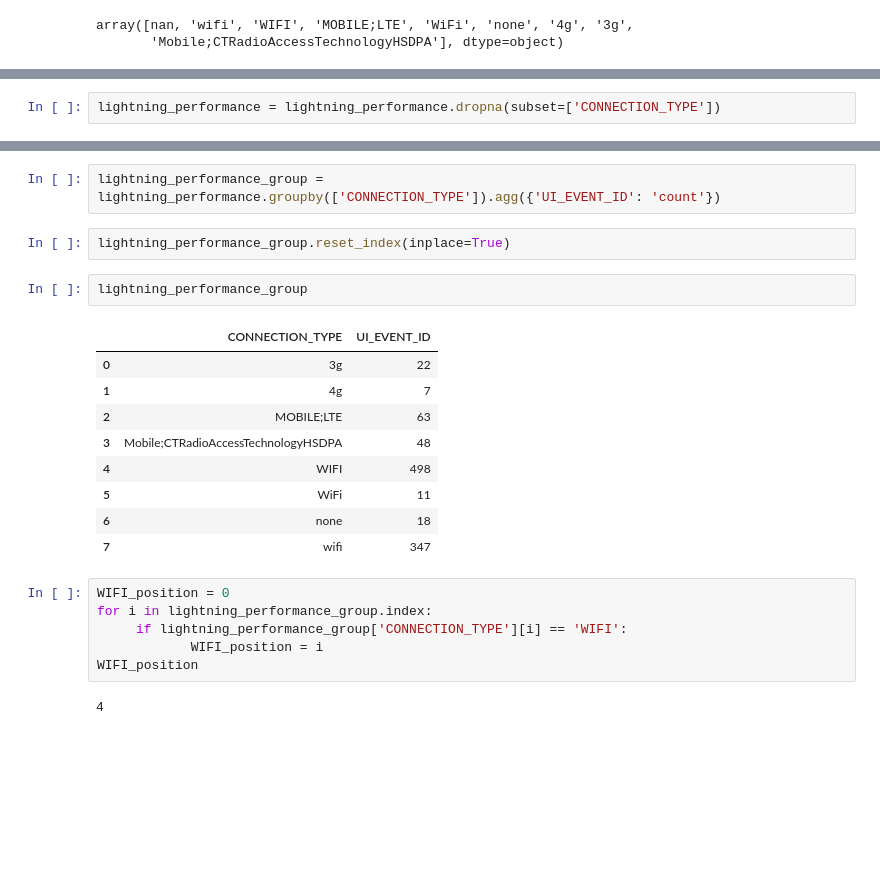
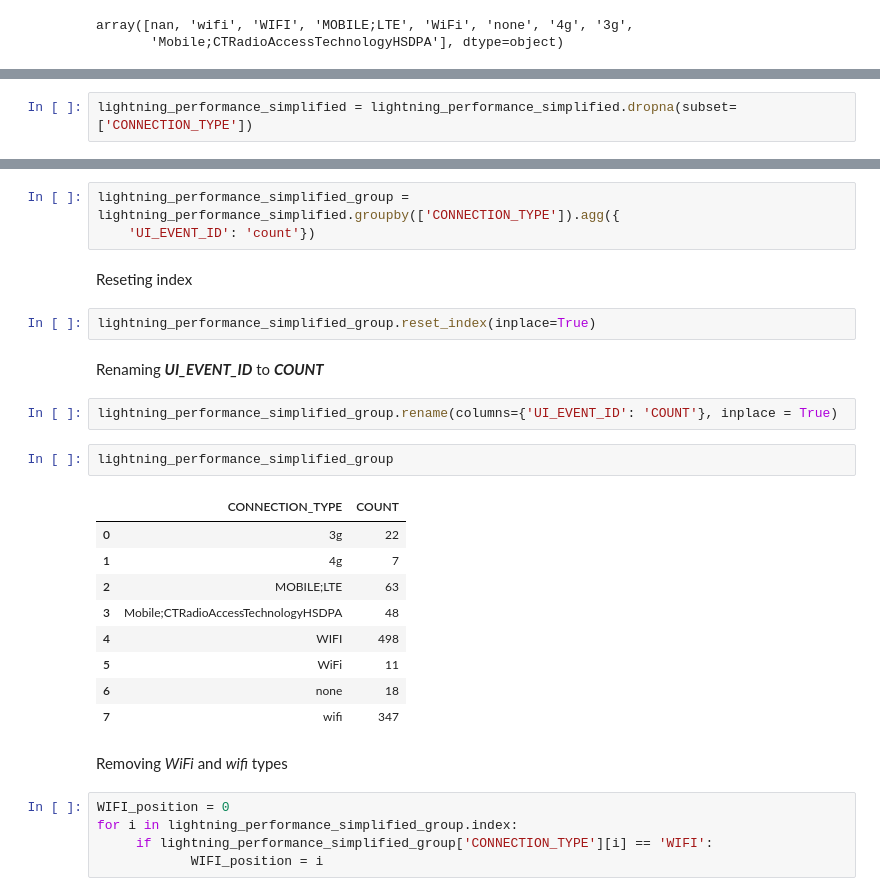
Before and after one commit to dell-splab/lightning-analysis, a Jupyter notebook: 3.6 What connection types are users using to access the reports.ipynb, the cells around one changed output, grey strips where cells are left out. Drawn from its saved outputs; the diff is of its cells as text; blank space fills up the shorter version.

```diff
--- a/3.6 What connection types are users using to access the reports.ipynb
+++ b/3.6 What connection types are users using to access the reports.ipynb
@@ -110,5 +108,5 @@ lightning_performance.shape
 # %% [output]
 (3115690, 2)
 # %%
-lightning_performance = lightning_performance.dropna(subset=['CONNECTION_TYPE'])
+lightning_performance_simplified = lightning_performance_simplified.dropna(subset=['CONNECTION_TYPE'])
 # %%
@@ -127,11 +129,18 @@ lightning_performance.head()
 # %%
-lightning_performance_group = lightning_performance.groupby(['CONNECTION_TYPE']).agg({'UI_EVENT_ID': 'count'})
+lightning_performance_simplified_group = lightning_performance_simplified.groupby(['CONNECTION_TYPE']).agg({
+    'UI_EVENT_ID': 'count'})
+# %% [markdown]
+Reseting index
 # %%
-lightning_performance_group.reset_index(inplace=True)
+lightning_performance_simplified_group.reset_index(inplace=True)
+# %% [markdown]
+Renaming ***UI_EVENT_ID*** to ***COUNT***
+# %%
+lightning_performance_simplified_group.rename(columns={'UI_EVENT_ID': 'COUNT'}, inplace = True)
 # %%
-lightning_performance_group
+lightning_performance_simplified_group
 # %% [output]
-|  | CONNECTION_TYPE | UI_EVENT_ID |
+|  | CONNECTION_TYPE | COUNT |
 | 0 | 3g | 22 |
 | 1 | 4g | 7 |
 | 2 | MOBILE;LTE | 63 |
@@ -140,13 +149,12 @@ lightning_performance_group
 | 5 | WiFi | 11 |
 | 6 | none | 18 |
 | 7 | wifi | 347 |
+# %% [markdown]
+Removing *WiFi* and *wifi* types
 # %%
 WIFI_position = 0
-for i in lightning_performance_group.index:
-     if lightning_performance_group['CONNECTION_TYPE'][i] == 'WIFI':
+for i in lightning_performance_simplified_group.index:
+     if lightning_performance_simplified_group['CONNECTION_TYPE'][i] == 'WIFI':
             WIFI_position = i
-WIFI_position
-# %% [output]
-4
 # %%
 index_list = []
```
Also changed, not shown: parts of 16 cells of this notebook.
